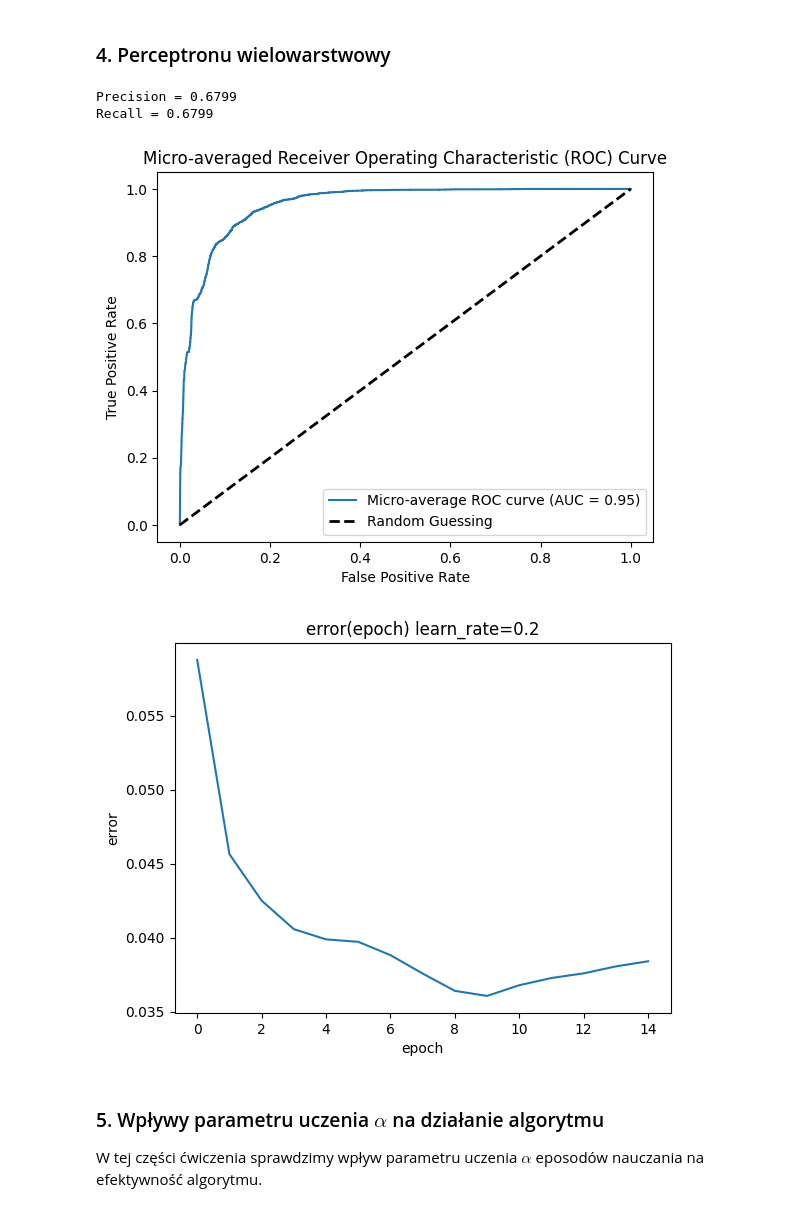
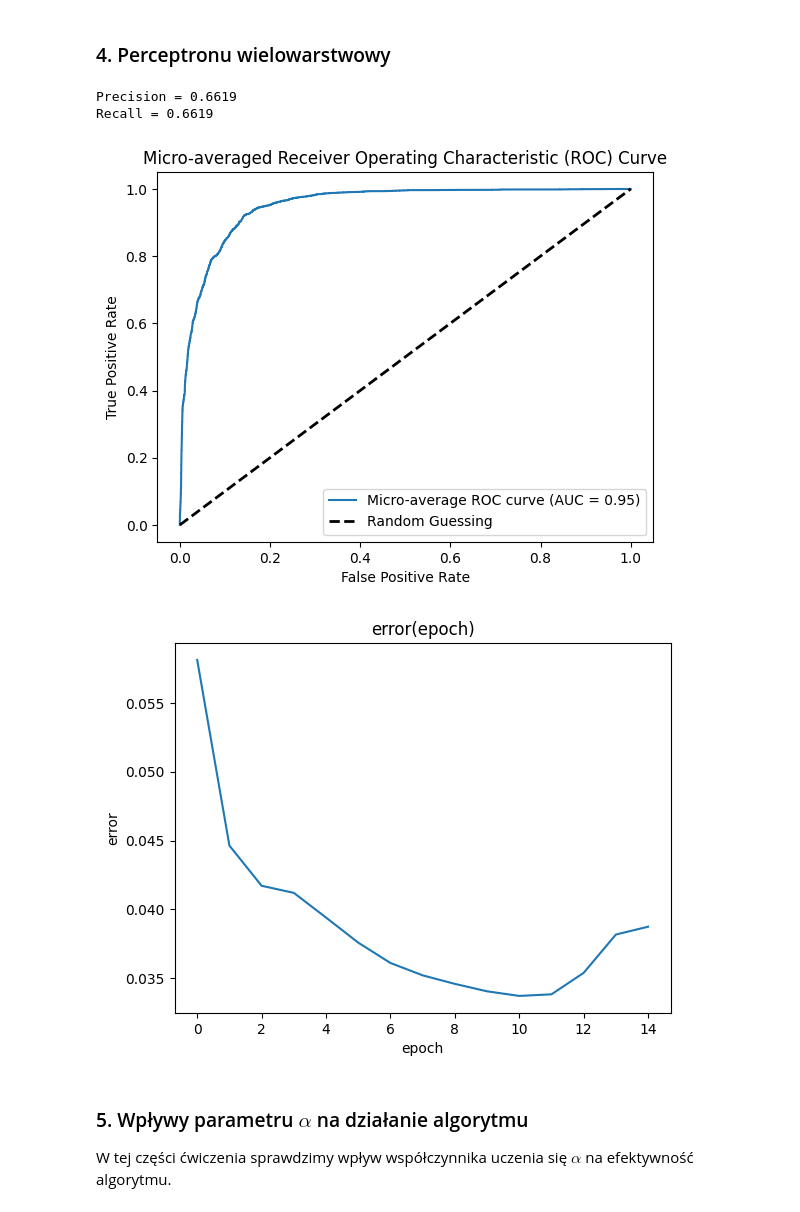
Before and after one commit to msadlej/wsi, a Jupyter notebook: cwicz6.ipynb, the cells around one changed output. Saved outputs shown, nothing was run; the diff lists cells and outputs as text; code cells hidden in the pictures.

Commit message:
add plots

```diff
--- a/cwicz6.ipynb
+++ b/cwicz6.ipynb
@@ -79,28 +79,24 @@ $71$ = Mniejsza niż zwykle aktywność fizyczna
 $72$ = Nieokreślone
 # %%
 def read_data() -> "pd.DataFrame":
-    all_data = pd.DataFrame()
+    result = pd.DataFrame()
     for i in range(1, 71):
-        # Generate the file name
         file_name = f"Diabetes-Data/data-{i:02d}"
 
         df = pd.read_csv(file_name, delimiter="\t", header=None)
         df.columns = ["Date", "Time", "Code", "Value"]
 
-        # Append the data to the main DataFrame
-        all_data = pd.concat([all_data, df], ignore_index=True)
+        result = pd.concat([result, df], ignore_index=True)
 
-    # Delete Date column
-    all_data = all_data.drop(columns=["Date"])
+    result = result.drop(columns=["Date"])
 
-    # Convert Time to minutes
-    all_data["Time"] = all_data["Time"].apply(
+    result["Time"] = result["Time"].apply(
         lambda x: int(x.split(":")[0]) * 60 + int(x.split(":")[1]) if ":" in x else 0
     )
 
-    all_data = all_data.loc[all_data["Time"] <= 1440]
+    result = result.loc[result["Time"] <= 1440]
 
-    return all_data
+    return result
 # %%
 raw_data = read_data()
 # %%
@@ -412,7 +408,8 @@ class NeuralNetwork:
     def _cost(y: np.ndarray, prediction: np.ndarray) -> float:
         return np.mean((y - prediction) ** 2)
 
-    def _costDerivative(self, y: np.ndarray, prediction: np.ndarray) -> np.ndarray:
+    @staticmethod
+    def _costDerivative(y: np.ndarray, prediction: np.ndarray) -> np.ndarray:
         return 2 * (prediction - y) / y.size
 
     def __repr__(self) -> str:
@@ -433,8 +430,8 @@ def precision_recall_score(neural_network :NeuralNetwork) -> tuple[float, float]
 
 print("Precision = {:.4f}\nRecall = {:.4f}".format(*precision_recall_score(nn)))
 # %% [output]
-Precision = 0.6799
-Recall = 0.6799
+Precision = 0.6619
+Recall = 0.6619
 # %%
 def plot_roc(neural_network :NeuralNetwork):
     pred_y = neural_network.predict(g_testing_x)
@@ -452,22 +449,22 @@ def plot_roc(neural_network :NeuralNetwork):
 
 plot_roc(nn)
 # %% [output]
-[figure, old version]
+[figure, new version]
 # %%
 def plot_error_over_learning(neural_network :NeuralNetwork):
     axes = plt.subplot()
     axes.plot(neural_network.errors)
-    axes.set_title(f"error(epoch) learn_rate={0.2}")
+    axes.set_title(f"error(epoch)")
     axes.set_xlabel("epoch")
     axes.set_ylabel("error")
 
 plot_error_over_learning(nn)
 # %% [output]
-[figure, old version]
+[figure, new version]
 # %% [markdown]
-### 5. Wpływy parametru uczenia $\alpha$ na działanie algorytmu
+### 5. Wpływy parametru $\alpha$ na działanie algorytmu
 
-W tej części ćwiczenia sprawdzimy wpływ parametru uczenia $\alpha$ eposodów nauczania na efektywność algorytmu.
+W tej części ćwiczenia sprawdzimy wpływ współczynnika uczenia się $\alpha$ na efektywność algorytmu.
 # %%
 def train_learning_rate_range():
     learning_rates = np.linspace(0.1, 0.4, 5).tolist()
```
Also changed, not shown: parts of 7 cells of this notebook.
